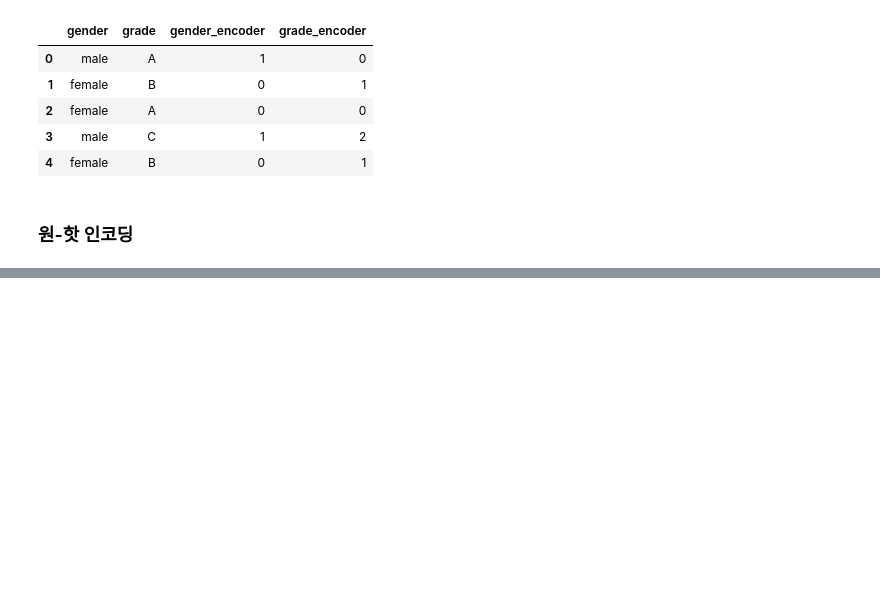
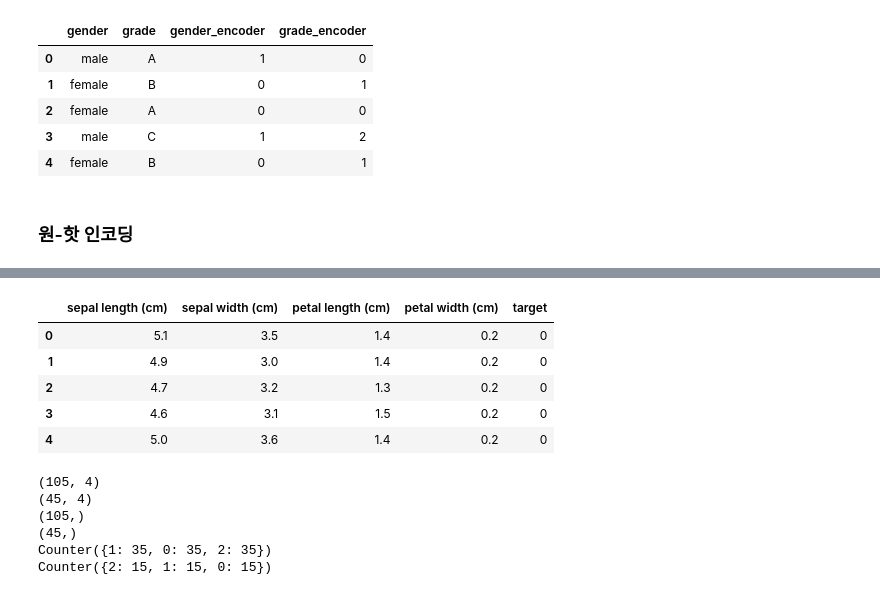
Before and after one commit to chayojun/TIL, a Jupyter notebook: src/2025_08_19_DataPreprocessing.ipynb, the cells around one changed output, grey strips where cells are left out. Drawn from its saved outputs; the diff is of its cells as text; code cells hidden in the pictures; blank space fills up the shorter version.

Commit message:
feat:DataPreprocessing_Study

```diff
--- a/src/2025_08_19_DataPreprocessing.ipynb
+++ b/src/2025_08_19_DataPreprocessing.ipynb
@@ -306,0 +398,9 @@ df
+# %%
+# 사이킷런 데이터셋에서 로드아이리스라는 데이터를 불러옴
+from sklearn.datasets import load_iris
+# model_selection : 머신러닝에서 "모델을 학습하고 성능을 평가하기 위한 도구"
+# train_test_split : 데이터를 학습용(train) 과 테스트용(test) 으로 나누는 함수
+from sklearn.model_selection import train_test_split
+
+iris = load_iris()
+iris.keys()
@@ -306,0 +521,58 @@ df
+# %%
+import pandas as pd
+
+# iris 데이터를 데이터프레임으로 불러와서 "target" 이라는 정답 값 열을 추가해준다.
+df = pd.DataFrame(data=iris.data, columns=iris.feature_names)
+df["target"] = iris.target
+df.head()
+# %% [output]
+|  | sepal length (cm) | sepal width (cm) | petal length (cm) | petal width (cm) | target |
+| 0 | 5.1 | 3.5 | 1.4 | 0.2 | 0 |
+| 1 | 4.9 | 3.0 | 1.4 | 0.2 | 0 |
+| 2 | 4.7 | 3.2 | 1.3 | 0.2 | 0 |
+| 3 | 4.6 | 3.1 | 1.5 | 0.2 | 0 |
+| 4 | 5.0 | 3.6 | 1.4 | 0.2 | 0 |
+# %%
+# X = 입력 데이터 (독립 변수, 즉 예측에 사용할 특성들)
+# y = 정답 데이터 (종속 변수, 즉 우리가 맞히고 싶은 값)
+
+# df에서 'target' 열을 빼고 나머지를 X로 설정
+# axis=1 은 열(column)을 기준으로 제거한다는 의미
+X = df.drop("target", axis=1)
+
+# df에서 'target' 열만 선택해서 y로 설정
+y = df["target"]
+
+# train_test_split으로 학습용/테스트용 데이터 나누기
+X_train, X_test, y_train, y_test = train_test_split(
+    X,              # 입력 데이터(특징들)
+    y,              # 정답 데이터(타깃)
+    test_size=0.3,  # 전체 데이터의 30%를 테스트용으로 사용, 70%는 학습용
+    stratify=y,     # 클래스 비율(정답 분포)을 학습/테스트에 똑같이 유지
+    random_state=42 # 랜덤 시드를 고정해서 항상 같은 결과가 나오도록 함
+)
+
+# 학습용 입력 데이터의 크기 확인 (행: 데이터 개수, 열: 특성 개수)
+print(X_train.shape)
+
+# 테스트용 입력 데이터의 크기 확인
+print(X_test.shape)
+
+# 학습용 정답 데이터 크기 확인 (행 개수만 있음)
+print(y_train.shape)
+
+# 테스트용 정답 데이터 크기 확인
+print(y_test.shape)
+
+# 학습용 정답 데이터(y_train)에 각 클래스가 몇 개씩 들어있는지 출력
+print(Counter(y_train))
+
+# 테스트용 정답 데이터(y_test)에 각 클래스가 몇 개씩 들어있는지 출력
+print(Counter(y_test))
+# %% [output]
+(105, 4)
+(45, 4)
+(105,)
+(45,)
+Counter({1: 35, 0: 35, 2: 35})
+Counter({2: 15, 1: 15, 0: 15})
```
Also changed, not shown: parts of 22 cells of this notebook, 1 other file.
